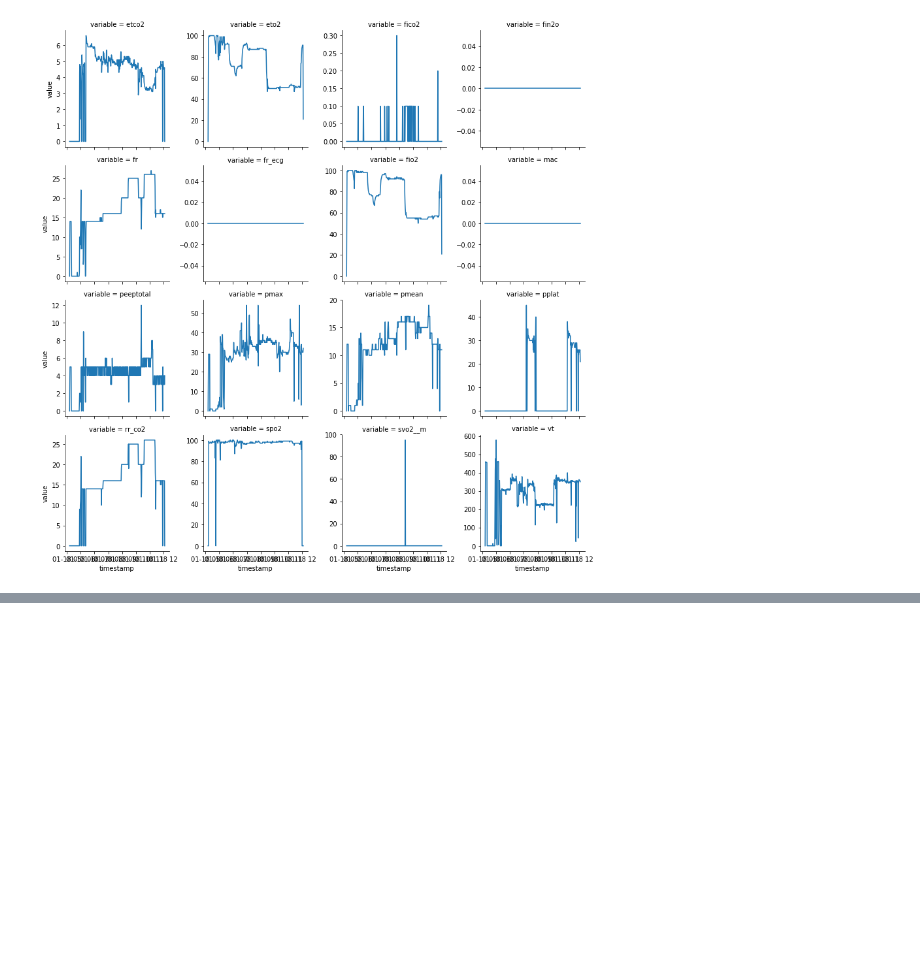
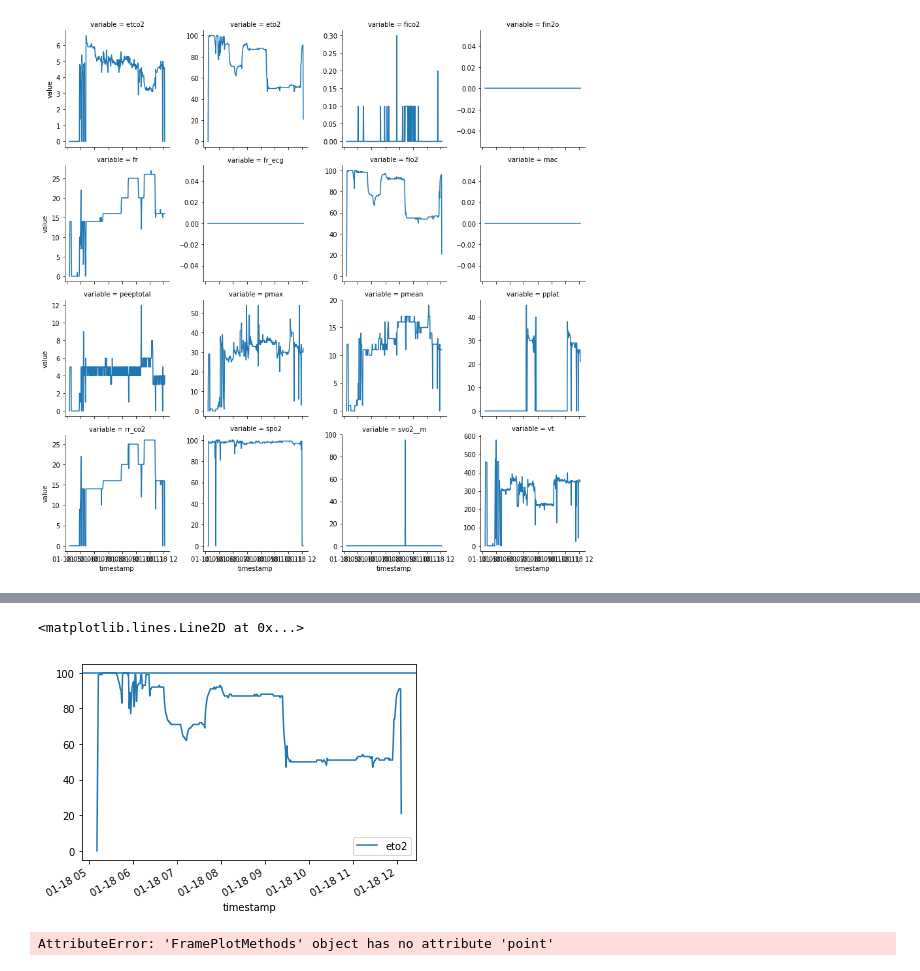
Before and after one commit to dataforgoodfr/batch_5_transplant, a Jupyter notebook: notebook/Exploration fct_respiratory.ipynb, the cells around one changed output, grey strips where cells are left out. Saved outputs shown, nothing was run; the diff lists cells and outputs as text; code cells hidden in the pictures; blank space fills up the shorter version.

```diff
--- a/notebook/Exploration fct_respiratory.ipynb
+++ b/notebook/Exploration fct_respiratory.ipynb
@@ -84,0 +73,10 @@ Displaying respiratory measures for patient # 383
+# %%
+plt = df1.plot.line(x='timestamp', y='eto2')
+plt.axhline(100)
+# %% [output]
+<matplotlib.lines.Line2D at 0x...>
+[figure, added]
+# %%
+plt = df1.plot.point(x='timestamp', y='svo2__m')
+# %% [output]
+AttributeError: 'FramePlotMethods' object has no attribute 'point'
```
Also changed, not shown: parts of 17 cells of this notebook.
